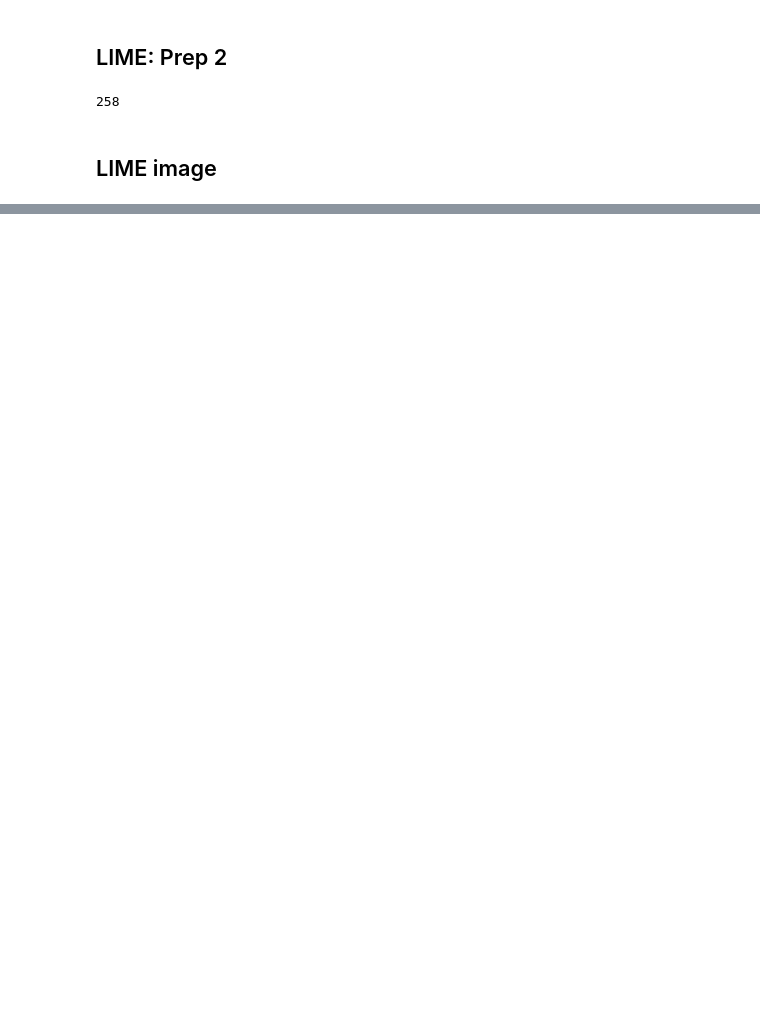
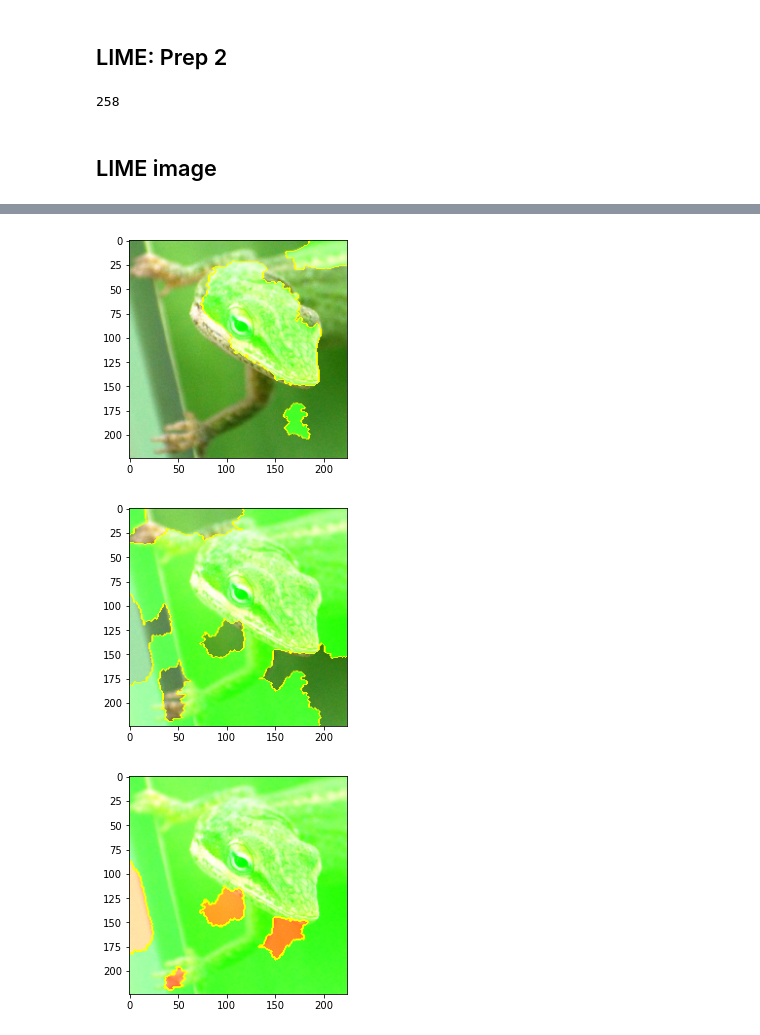
Before and after one commit to wenth1021/feature-importance-cv, a Jupyter notebook: lime.ipynb, the cells around one changed output, grey strips where cells are left out. Drawn from its saved outputs; the diff is of its cells as text; code cells hidden in the pictures; blank space fills up the shorter version.

```diff
--- a/lime.ipynb
+++ b/lime.ipynb
@@ -168,0 +244,6 @@ plt.show()
+# %%
+plot_boundaries(explanation_lizard, top_label=0, num_features=[10, 30, 100])
+# %% [output]
+[figure, added]
+[figure, added]
+[figure, added]
```
Also changed, not shown: parts of 15 cells of this notebook, 14 other files.
